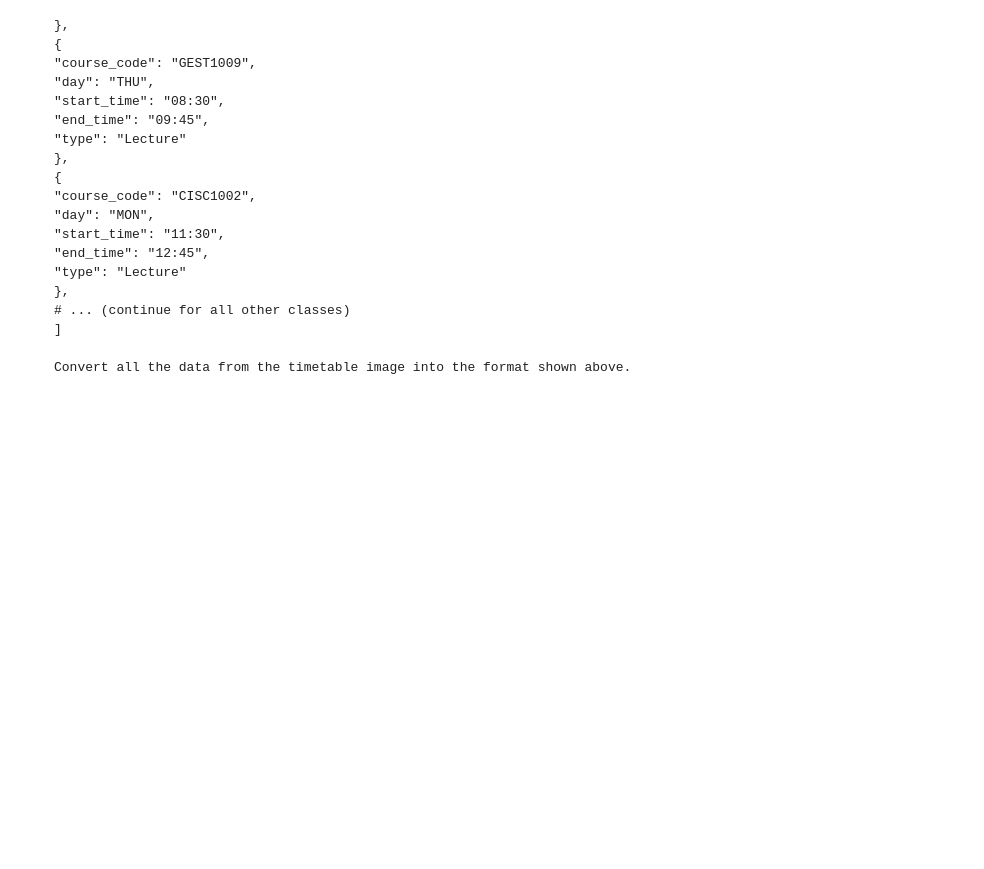
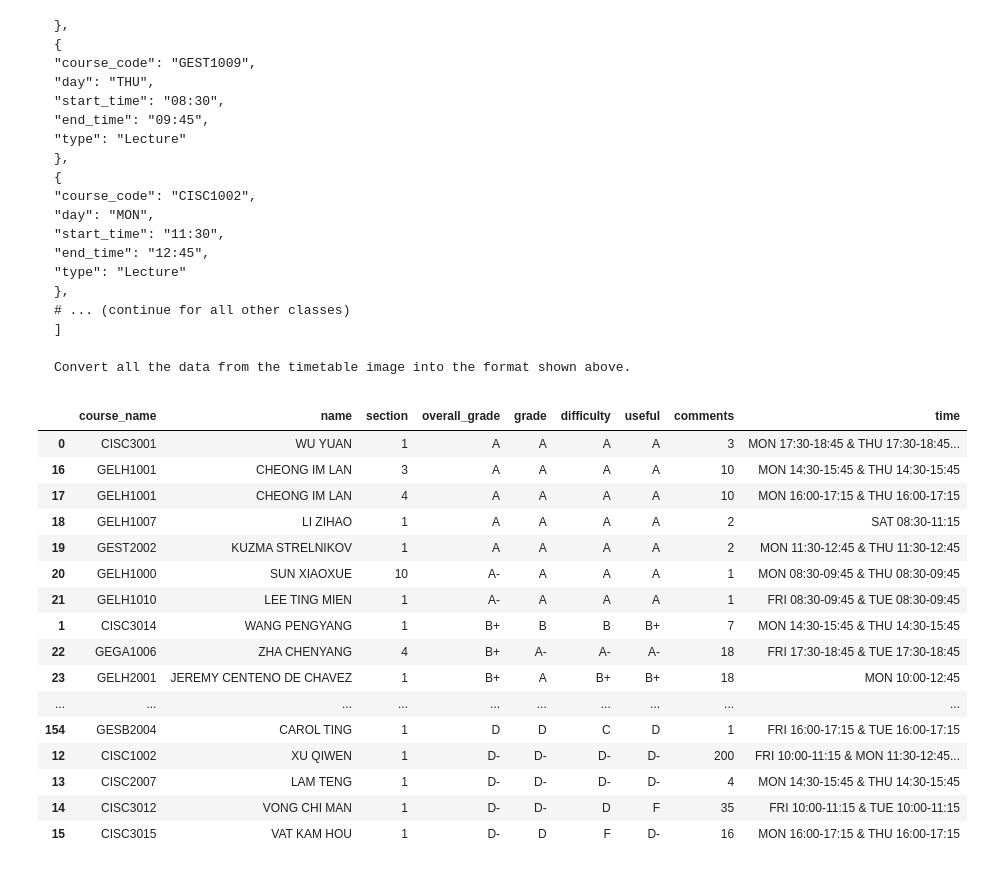
Before and after one commit to 2646044472/UMADA-UMacAddDropAssistant, a Jupyter notebook: main.ipynb, the cells around one changed output. Saved outputs shown, nothing was run; the diff lists cells and outputs as text; code cells hidden in the pictures; blank space fills up the shorter version.

```diff
--- a/main.ipynb
+++ b/main.ipynb
@@ -4,6 +4,8 @@ Set your parameters
 # What is your major?
 MAJOR_SUPPORT = "CISC"
 # Do you need FE courses recommendation?
-FE_SUPPORT = True
+FE_SUPPORT = False
 # What is the academic year now?
 YEAR_SUPPORT = "2024a"
+# How many suggestion do you want?
+SUGGESTION_NUM = 30
@@ -216 +218,21 @@ def show(df, timetable):
+# %%
+df
+# %% [output]
+|  | course_name | name | section | overall_grade | grade | difficulty | useful | comments | time |
+| 0 | CISC3001 | WU YUAN | 1 | A | A | A | A | 3 | MON 17:30-18:45 & THU 17:30-18:45... |
+| 16 | GELH1001 | CHEONG IM LAN | 3 | A | A | A | A | 10 | MON 14:30-15:45 & THU 14:30-15:45 |
+| 17 | GELH1001 | CHEONG IM LAN | 4 | A | A | A | A | 10 | MON 16:00-17:15 & THU 16:00-17:15 |
+| 18 | GELH1007 | LI ZIHAO | 1 | A | A | A | A | 2 | SAT 08:30-11:15 |
+| 19 | GEST2002 | KUZMA STRELNIKOV | 1 | A | A | A | A | 2 | MON 11:30-12:45 & THU 11:30-12:45 |
+| 20 | GELH1000 | SUN XIAOXUE | 10 | A- | A | A | A | 1 | MON 08:30-09:45 & THU 08:30-09:45 |
+| 21 | GELH1010 | LEE TING MIEN | 1 | A- | A | A | A | 1 | FRI 08:30-09:45 & TUE 08:30-09:45 |
+| 1 | CISC3014 | WANG PENGYANG | 1 | B+ | B | B | B+ | 7 | MON 14:30-15:45 & THU 14:30-15:45 |
+| 22 | GEGA1006 | ZHA CHENYANG | 4 | B+ | A- | A- | A- | 18 | FRI 17:30-18:45 & TUE 17:30-18:45 |
+| 23 | GELH2001 | JEREMY CENTENO DE CHAVEZ | 1 | B+ | A | B+ | B+ | 18 | MON 10:00-12:45 |
+| ... | ... | ... | ... | ... | ... | ... | ... | ... | ... |
+| 154 | GESB2004 | CAROL TING | 1 | D | D | C | D | 1 | FRI 16:00-17:15 & TUE 16:00-17:15 |
+| 12 | CISC1002 | XU QIWEN | 1 | D- | D- | D- | D- | 200 | FRI 10:00-11:15 & MON 11:30-12:45... |
+| 13 | CISC2007 | LAM TENG | 1 | D- | D- | D- | D- | 4 | MON 14:30-15:45 & THU 14:30-15:45 |
+| 14 | CISC3012 | VONG CHI MAN | 1 | D- | D- | D | F | 35 | FRI 10:00-11:15 & TUE 10:00-11:15 |
+| 15 | CISC3015 | VAT KAM HOU | 1 | D- | D | F | D- | 16 | MON 16:00-17:15 & THU 16:00-17:15 |
 # %%
```
Also changed, not shown: parts of 5 cells of this notebook.
